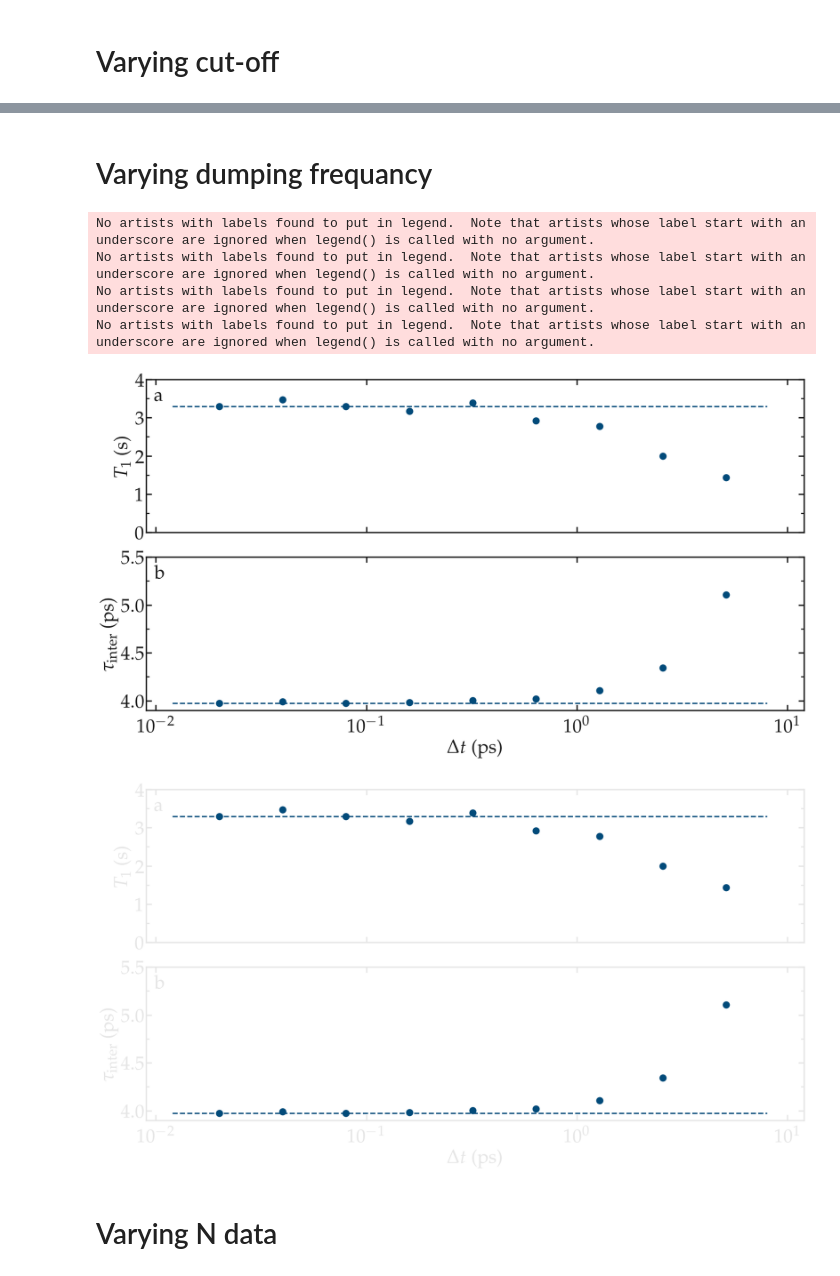
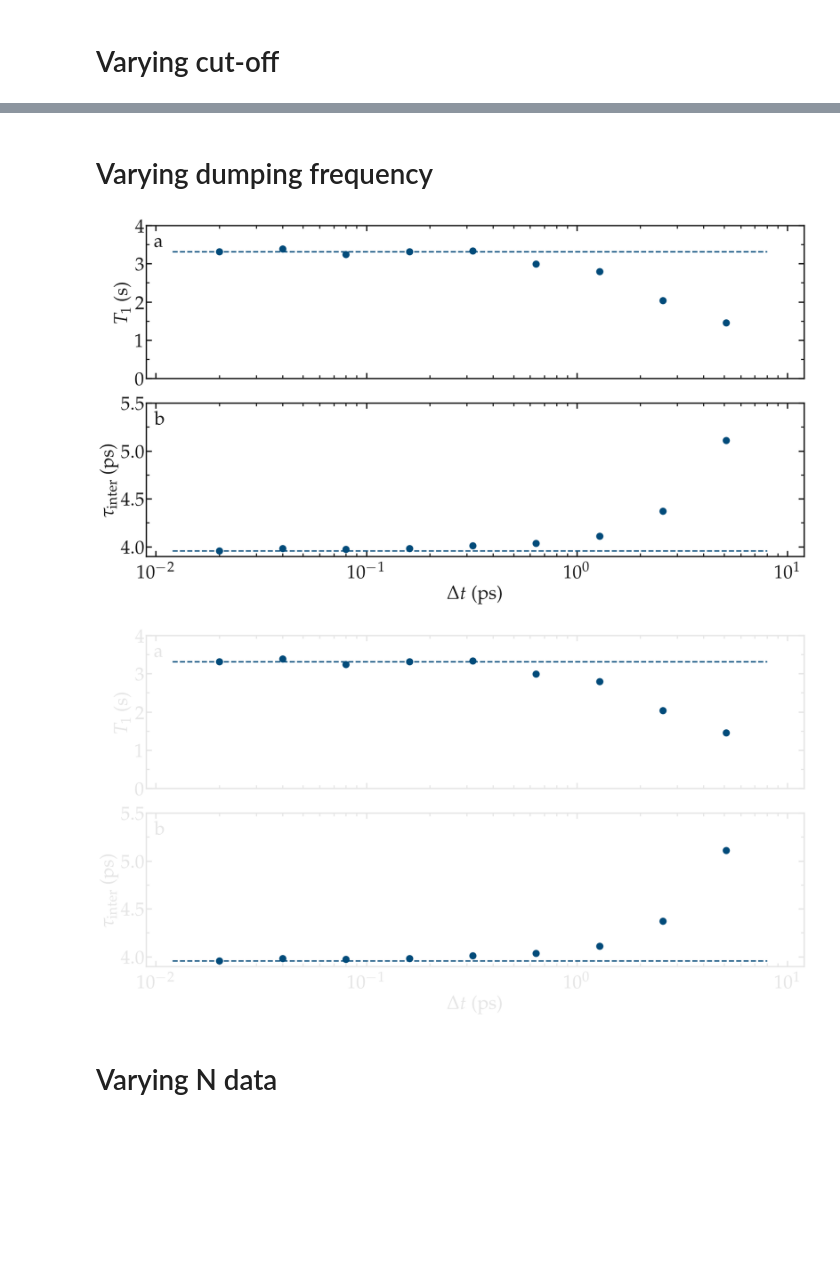
Before and after one commit to simongravelle/nmrformd, a Jupyter notebook: examples/illustrations/bulk-water.ipynb, the cells around one changed output, grey strips where cells are left out. Cells and saved outputs as stored; diff of their text form; code cells hidden in the pictures; blank space fills up the shorter version.

```diff
--- a/examples/illustrations/bulk-water.ipynb
+++ b/examples/illustrations/bulk-water.ipynb
@@ -189,7 +189,7 @@ for mode, mygray in zip(['light', 'dark'], [colors["mylightgray"], colors["mydar
     ax[-1].plot(all_co, 1/R10_inter_vs_co, "o", color=colors["mydarkblue"],
                 markersize = 12, linewidth=4) #, label=r'TIP4P$-\epsilon$')
     complete_panel(ax[-1], None, r'$T_1^\mathrm{inter}$ (s)',
-                   legend=True, axis_color=mygray, xpad=15)
+                   legend=False, axis_color=mygray, xpad=15)
     set_boundaries(plt, x_boundaries=(6.5, 14.5), y_boundaries=(7.4, 7.7),
                    y_ticks=np.arange(7.4, 7.71, 0.1))
     n += 1
@@ -197,7 +197,7 @@ for mode, mygray in zip(['light', 'dark'], [colors["mylightgray"], colors["mydar
     ax[-1].plot(all_co, tau_inter_vs_co, "o", color=colors["mydarkblue"],
                 markersize = 12, linewidth=4) #, label=r'TIP4P$-\epsilon$')
     complete_panel(ax[-1], r'LJ cut-off ($\AA$)', r'$\tau_\mathrm{inter}$ (ps)',
-                   legend=True, axis_color=mygray, xpad=15)
+                   legend=False, axis_color=mygray, xpad=15)
     set_boundaries(plt, x_boundaries=(6.5, 14.5), y_boundaries=(3.9, 4.3),
                    y_ticks=np.arange(3.9, 4.31, 0.1))
     add_subplotlabels(fig, ax, ["a", "b"], color=mygray)
@@ -210,7 +206,7 @@ No artists with labels found to put in legend.  Note that artists whose label st
 [figure]
 [figure]
 # %% [markdown]
-# Varying dumping frequancy
+# Varying dumping frequency
 # %%
 all_dump = []
 R1_intra_vs_dump = []
@@ -243,38 +239,34 @@ tau_inter_vs_dump = np.array(tau_inter_vs_dump)
 # %%
 filename = "effect_dumping_frequency"
 for mode, mygray in zip(['light', 'dark'], [colors["mylightgray"], colors["mydarkgray"]]):
     fig = plt.figure(figsize=(18,10))
     ax, n, l_tot, c_tot = [], 0, 2, 1
     n += 1
     ax.append(plt.subplot(l_tot, c_tot, n))
     ax[-1].semilogx(all_dump, 1/(R10_intra_vs_dump+R10_inter_vs_dump), "o", color=colors["mydarkblue"],
                 markersize = 12, linewidth=4)
     x = np.linspace(0.012, 8)
     ax[-1].semilogx(x, x*0+1/(R10_intra_vs_dump[0]+R10_inter_vs_dump[0]), "--", color=colors["mydarkblue"],
                 markersize = 12, linewidth=2.5)
-    complete_panel(ax[-1], None, r'$T_1$ (s)',
-                   legend=True, axis_color=mygray, xpad=15)
+    complete_panel(ax[-1], None, r'$T_1$ (s)', locator_x=None,
+                   legend=False, axis_color=mygray, xpad=15)
     set_boundaries(plt, x_boundaries=(0.009, 12), y_boundaries=(0, 4),
                    y_ticks=np.arange(0, 4.1, 1.0))
     n += 1
     ax.append(plt.subplot(l_tot, c_tot, n))
     ax[-1].semilogx(all_dump, tau_inter_vs_dump, "o", color=colors["mydarkblue"],
                 markersize = 12, linewidth=4) #, label=r'TIP4P$-\epsilon$')
     x = np.linspace(0.012, 8)
     ax[-1].semilogx(x, x*0+tau_inter_vs_dump[0], "--", color=colors["mydarkblue"],
                 markersize = 12, linewidth=2.5)
     complete_panel(ax[-1], r'$\Delta t$ (ps)', r'$\tau_\mathrm{inter}$ (ps)',
-                   legend=True, axis_color=mygray, xpad=15)
+                   legend=False, axis_color=mygray, xpad=15, locator_x=None)
     set_boundaries(plt, x_boundaries=(0.009, 12), y_boundaries=(3.9, 5.5),
                    y_ticks=np.arange(4.0, 5.51, 0.5))
     add_subplotlabels(fig, ax, ["a", "b"], color=mygray)
     save_figure(plt, fig, mode, git_path, path_figures, filename)
 # %% [output]
-No artists with labels found to put in legend.  Note that artists whose label start with an underscore are ignored when legend() is called with no argument.
-No artists with labels found to put in legend.  Note that artists whose label start with an underscore are ignored when legend() is called with no argument.
-No artists with labels found to put in legend.  Note that artists whose label start with an underscore are ignored when legend() is called with no argument.
-No artists with labels found to put in legend.  Note that artists whose label start with an underscore are ignored when legend() is called with no argument.
-[figure, old version]
+[figure, new version]
 [figure]
 # %% [markdown]
 # Varying N data
```
Also changed, not shown: parts of 5 cells of this notebook, 9 other files.
